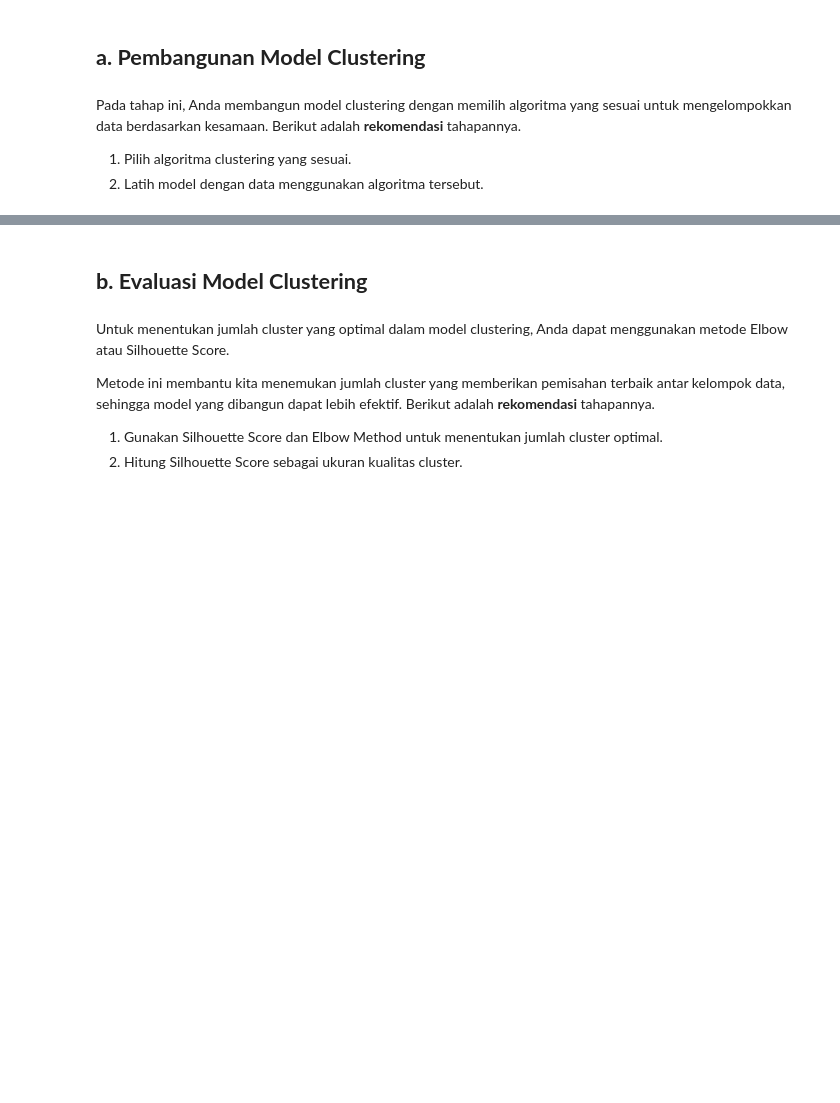
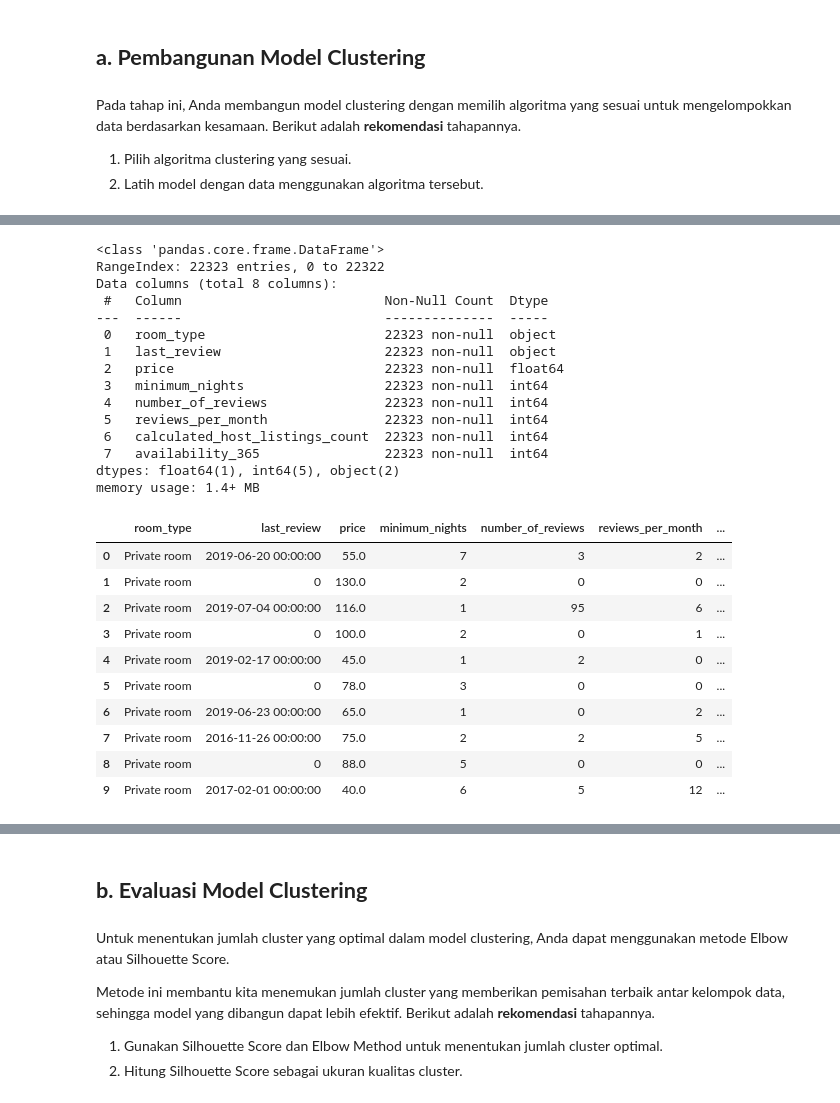
Before and after one commit to DGkurnia/cnkproject, a Jupyter notebook: BMLP_Derfansyah_Guswiranata_Kurnia_AirBNB_clus.ipynb, the cells around one changed output, grey strips where cells are left out. Saved outputs shown, nothing was run; the diff lists cells and outputs as text; code cells hidden in the pictures; blank space fills up the shorter version.

```diff
--- a/BMLP_Derfansyah_Guswiranata_Kurnia_AirBNB_clus.ipynb
+++ b/BMLP_Derfansyah_Guswiranata_Kurnia_AirBNB_clus.ipynb
@@ -374,0 +458,31 @@ cluscol = airbnbc[['']]
+# %%
+#kamar satu unit
+pridfcs.info()
+pridfcs.head(10)
+# %% [output]
+<class 'pandas.core.frame.DataFrame'>
+RangeIndex: 22323 entries, 0 to 22322
+Data columns (total 8 columns):
+ #   Column                          Non-Null Count  Dtype
+---  ------                          --------------  -----
+ 0   room_type                       22323 non-null  object
+ 1   last_review                     22323 non-null  object
+ 2   price                           22323 non-null  float64
+ 3   minimum_nights                  22323 non-null  int64
+ 4   number_of_reviews               22323 non-null  int64
+ 5   reviews_per_month               22323 non-null  int64
+ 6   calculated_host_listings_count  22323 non-null  int64
+ 7   availability_365                22323 non-null  int64
+dtypes: float64(1), int64(5), object(2)
+memory usage: 1.4+ MB
+|  | room_type | last_review | price | minimum_nights | number_of_reviews | reviews_per_month | ... |
+| 0 | Private room | 2019-06-20 00:00:00 | 55.0 | 7 | 3 | 2 | ... |
+| 1 | Private room | 0 | 130.0 | 2 | 0 | 0 | ... |
+| 2 | Private room | 2019-07-04 00:00:00 | 116.0 | 1 | 95 | 6 | ... |
+| 3 | Private room | 0 | 100.0 | 2 | 0 | 1 | ... |
+| 4 | Private room | 2019-02-17 00:00:00 | 45.0 | 1 | 2 | 0 | ... |
+| 5 | Private room | 0 | 78.0 | 3 | 0 | 0 | ... |
+| 6 | Private room | 2019-06-23 00:00:00 | 65.0 | 1 | 0 | 2 | ... |
+| 7 | Private room | 2016-11-26 00:00:00 | 75.0 | 2 | 2 | 5 | ... |
+| 8 | Private room | 0 | 88.0 | 5 | 0 | 0 | ... |
+| 9 | Private room | 2017-02-01 00:00:00 | 40.0 | 6 | 5 | 12 | ... |
```
Also changed, not shown: parts of 41 cells of this notebook.
